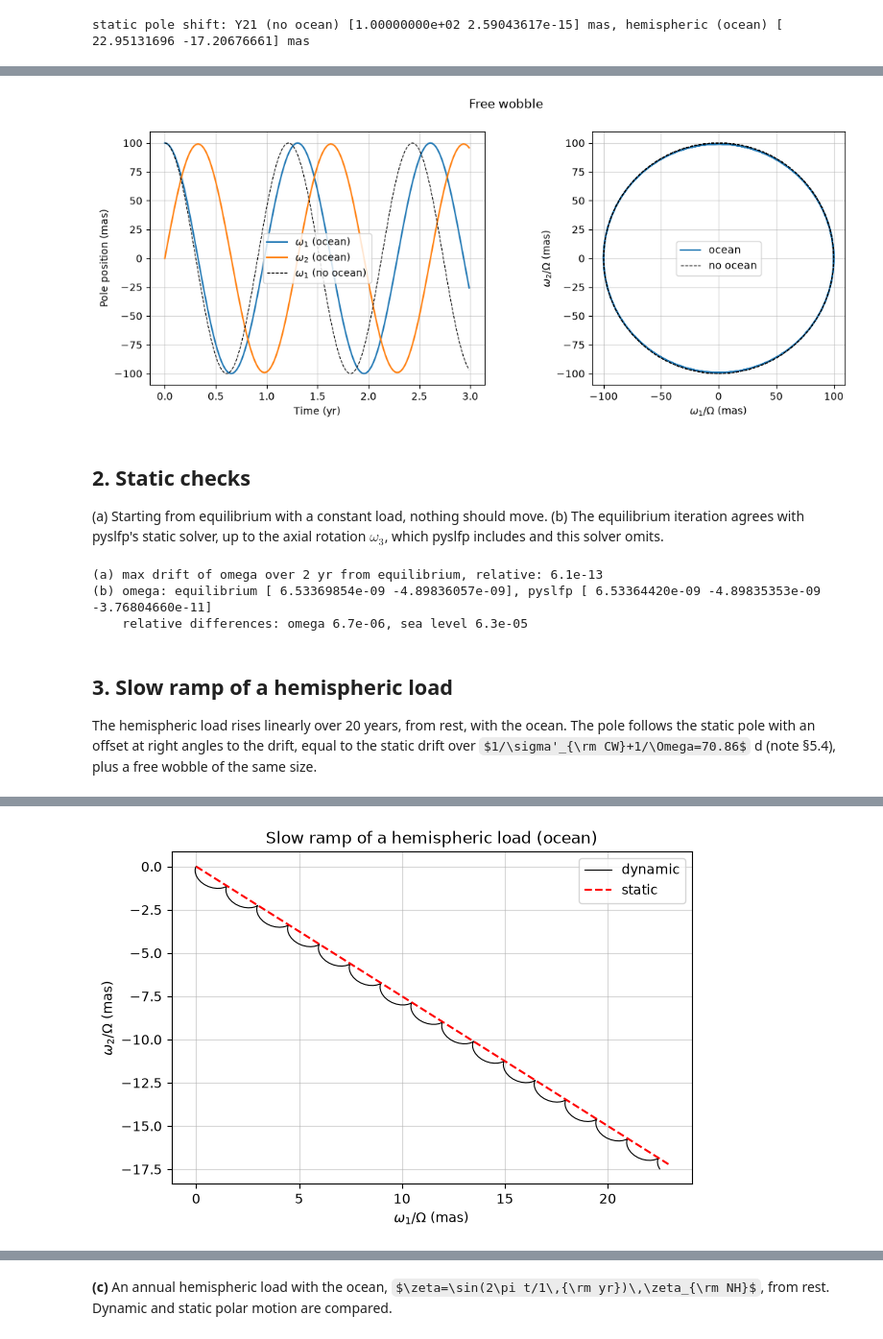
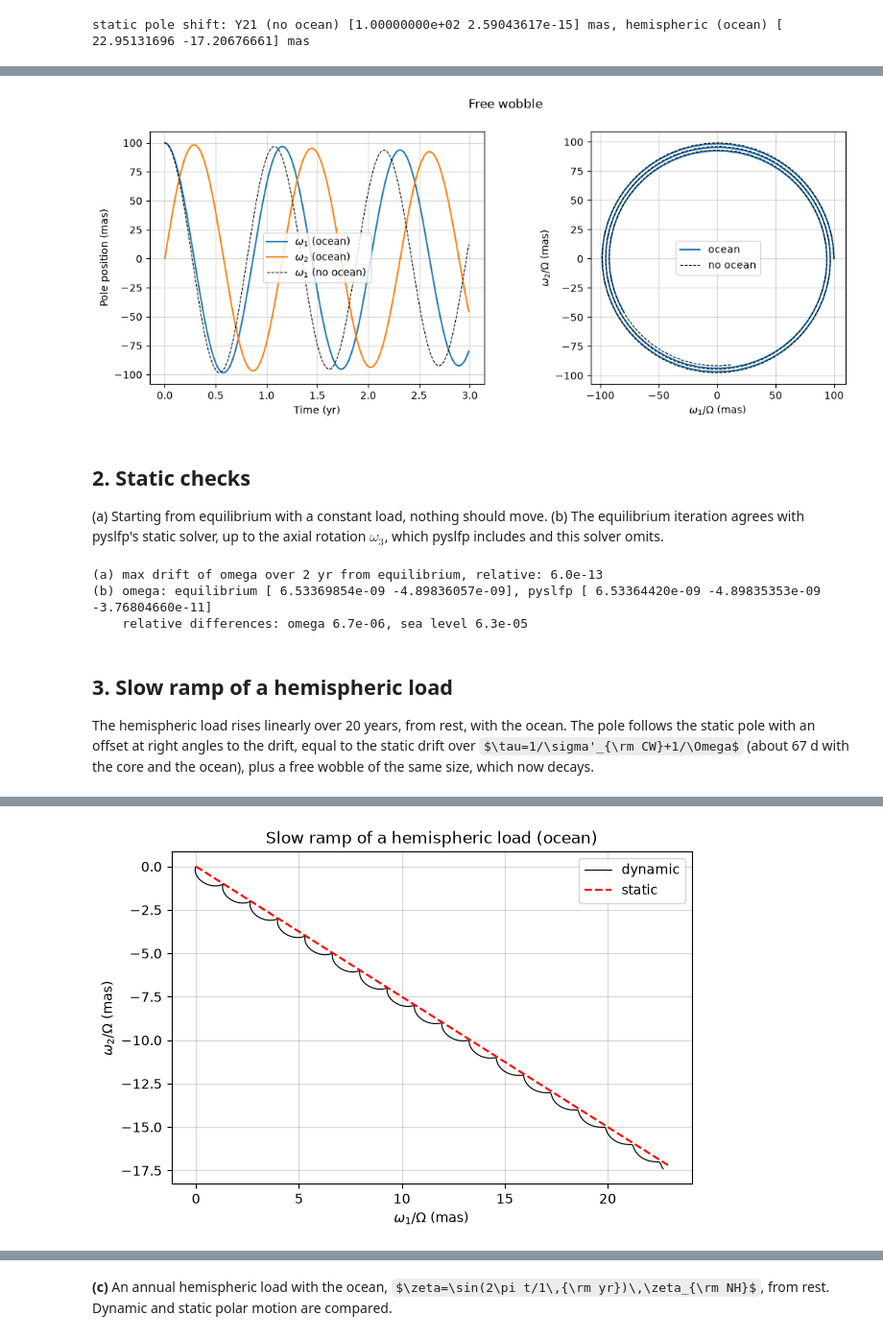
Before and after one commit to danielheathcote/rotation, a Jupyter notebook: new-code/examples_dynamic.ipynb, the cells around one changed output, grey strips where cells are left out. Shown at 96% size. Drawn from its saved outputs; the diff is of its cells as text; code cells hidden in the pictures; some formulas as TeX source.

```diff
--- a/new-code/examples_dynamic.ipynb
+++ b/new-code/examples_dynamic.ipynb
@@ -27,6 +29,9 @@ import examples_dynamic_helper as eh
 lmax = 32
 rtol = 1e-10
 year_days = 365.25
+
+# Quality factor of the free wobble (None for no damping)
+quality_factor = sd.DEFAULT_QUALITY_FACTOR
 
 # Size of the free wobble and of the Y21 load's static pole shift (mas)
 wobble_mas = 100.0
@@ -110,8 +116,8 @@ integrator's amplitude error. With the ocean it is a slightly elliptical path, b
 t_free = np.arange(0.0, free_years * year, dt_free_days * day)
 t_free_days = sd.model_time_to_days(t_free, constants)
 
-rhs_free_no_ocean = sd.forward_rhs(state, constants, no_load, ocean=False, rtol=rtol)
-rhs_free_ocean = sd.forward_rhs(state, constants, no_load, ocean=True, rtol=rtol)
+rhs_free_no_ocean = sd.forward_rhs(state, constants, no_load, quality_factor=quality_factor, ocean=False, rtol=rtol)
+rhs_free_ocean = sd.forward_rhs(state, constants, no_load, quality_factor=quality_factor, ocean=True, rtol=rtol)
 
 start_time = time.time()
 free_no_ocean = sd.integrate(rhs_free_no_ocean, omega_wobble, t_free)
@@ -140,7 +146,6 @@ for label, run in [
     ("no ocean, DOP853", free_dop853),
     ("ocean, RK4", free_ocean),
 ]:
-    amplitude = np.linalg.norm(run, axis=1)
-    print(f"{label:20s}: period {eh.wobble_period_days(t_free_days, run):.3f} d, "
-          f"|omega| max / min {amplitude.max() / amplitude.min():.7f}")
+    period = eh.wobble_period_days(t_free_days, run)
+    print(f"{label:20s}: period {period:.3f} d, Q from the decay {eh.wobble_quality_factor(t_free_days, run, period):.2f}")
 # %% [output]
@@ -174,7 +179,7 @@ axes[1].grid(True, alpha=0.5)
 fig.suptitle("Free wobble")
 plt.show()
 # %% [output]
-[figure, old version]
+[figure, new version]
 # %% [markdown]
 ## 2. Static checks
 
@@ -187,7 +192,7 @@ and this solver omits.
 #=======================================================================
 
 constant_nh = sd.SeparableLoad([(nh_load, 1.0)])
-rhs_constant = sd.forward_rhs(state, constants, constant_nh, rtol=1e-12)
+rhs_constant = sd.forward_rhs(state, constants, constant_nh, quality_factor=quality_factor, rtol=1e-12)
 t_constant = np.arange(0.0, 2 * year, dt_ramp_days * day)
 
 omega_constant = sd.integrate(rhs_constant, static_nh["omega"], t_constant)
@@ -205,22 +210,22 @@ slc_difference = np.abs(static_nh["sea_level"].data - slc_pyslfp.data).max() / n
 print(f"(b) omega: equilibrium {static_nh['omega']}, pyslfp {omega_pyslfp}")
 print(f"    relative differences: omega {omega_difference:.1e}, sea level {slc_difference:.1e}")
 # %% [output]
-(a) max drift of omega over 2 yr from equilibrium, relative: 6.1e-13
+(a) max drift of omega over 2 yr from equilibrium, relative: 6.0e-13
 (b) omega: equilibrium [ 6.53369854e-09 -4.89836057e-09], pyslfp [ 6.53364420e-09 -4.89835353e-09 -3.76804660e-11]
     relative differences: omega 6.7e-06, sea level 6.3e-05
 # %% [markdown]
 ## 3. Slow ramp of a hemispheric load
 
 The hemispheric load rises linearly over 20 years, from rest, with the ocean. The pole follows the static pole with
-an offset at right angles to the drift, equal to the static drift over $1/\sigma'_{\rm CW}+1/\Omega=70.86$ d (note §5.4),
-plus a free wobble of the same size.
+an offset at right angles to the drift, equal to the static drift over $\tau=1/\sigma'_{\rm CW}+1/\Omega$ (about 67 d with the
+core and the ocean), plus a free wobble of the same size, which now decays.
 # %%
 #=======================================================================
 # Slow ramp from rest
 #=======================================================================
 
 ramp_nh = sd.SeparableLoad([(nh_load, sd.LinearRamp(ramp_years * year))])
-rhs_ramp = sd.forward_rhs(state, constants, ramp_nh, rtol=rtol)
+rhs_ramp = sd.forward_rhs(state, constants, ramp_nh, quality_factor=quality_factor, rtol=rtol)
 t_ramp = np.arange(0.0, ramp_years * year + 0.5 * dt_ramp_days * day, dt_ramp_days * day)
 
 start_time = time.time()
@@ -231,9 +236,10 @@ ramp_amplitude = np.array([ramp_nh.terms[0][1].value(t) for t in t_ramp])
 omega_static_ramp = np.outer(ramp_amplitude, static_nh["omega"])
 
 deviation = np.linalg.norm(omega_ramp - omega_static_ramp, axis=1)
-offset_expected = 70.86 / (ramp_years * year_days)
+lag_days = t_cw_ocean / (2 * np.pi) + 1 / (constants["omega"] * day)
+offset_expected = lag_days / (ramp_years * year_days)
 print(f"max |omega - omega_static| / |final static omega| = {deviation.max() / np.linalg.norm(static_nh['omega']):.2e} "
-      f"(offset {offset_expected:.2e}; with the free wobble the deviation reaches about twice that)")
+      f"(lag {lag_days:.1f} d, offset {offset_expected:.2e}; with the free wobble the deviation reaches about twice that)")
 
 fig, ax = plt.subplots(figsize=(7, 4.5))
 pole_ramp = sd.omega_to_mas(omega_ramp, constants)
@@ -252,4 +258,4 @@ max |omega - omega_static| / |final static omega| = 2.07e-02 (offset 9.70e-03; w
-[figure, old version]
+[figure, new version]
 # %% [markdown]
 ## 4. Smoothed step load
 
```
Also changed, not shown: parts of 15 cells of this notebook, 5 other files.
